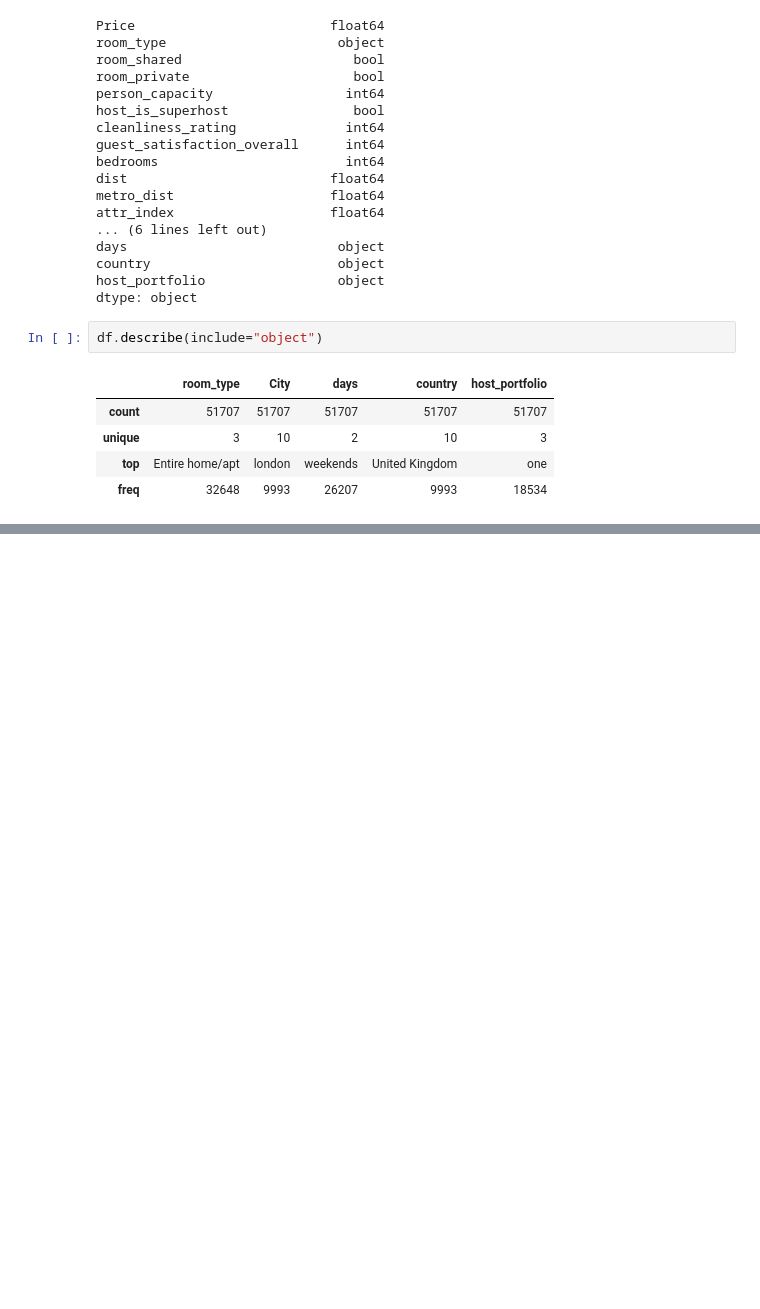
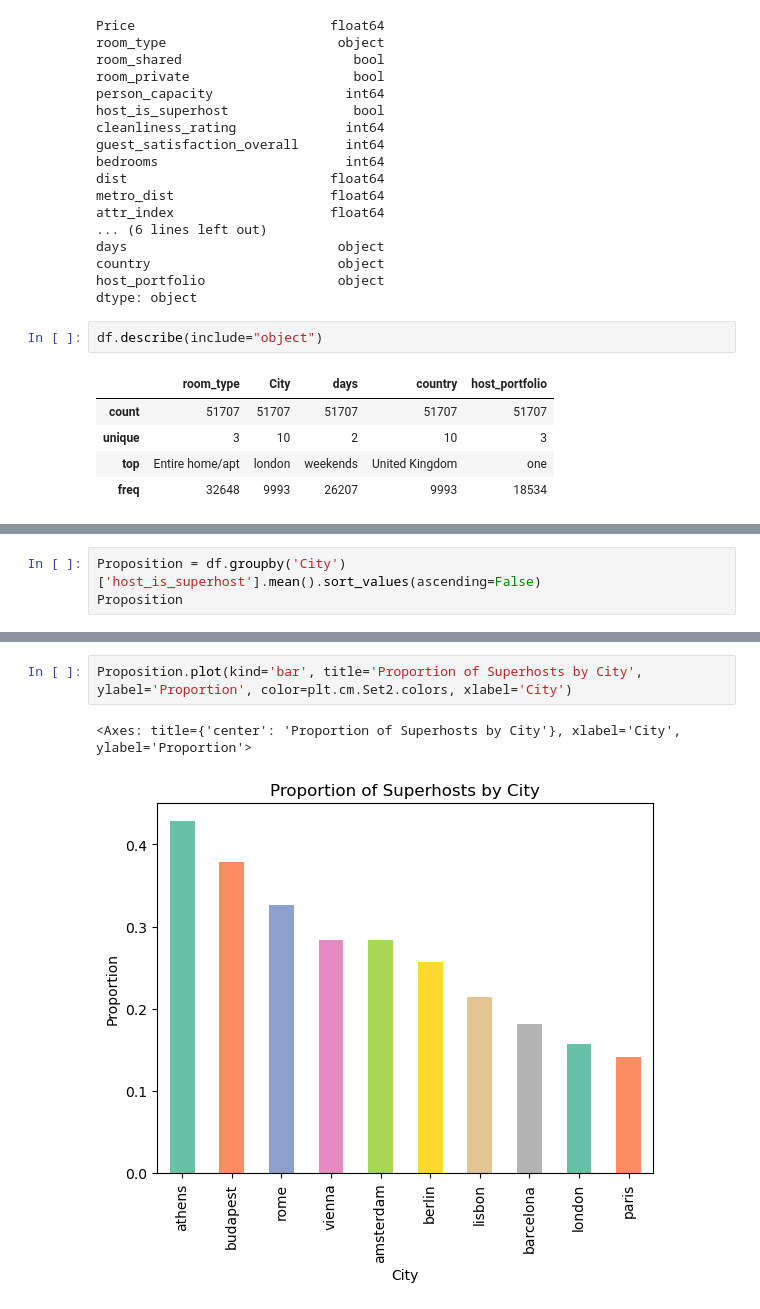
Before and after one commit to Titaniel3/ASDA_2025_Group_1_Portfolio_new, a Jupyter notebook: notebooks/Week4_Homework_neu.ipynb, the cells around one changed output, grey strips where cells are left out. Cells and saved outputs as stored; diff of their text form; blank space fills up the shorter version.

```diff
--- a/notebooks/Week4_Homework_neu.ipynb
+++ b/notebooks/Week4_Homework_neu.ipynb
@@ -270,0 +317,3 @@ df.describe ()
+# %%
+Proposition = df.groupby('City')['host_is_superhost'].mean().sort_values(ascending=False)
+Proposition
@@ -270,0 +333,5 @@ df.describe ()
+# %%
+Proposition.plot(kind='bar', title='Proportion of Superhosts by City', ylabel='Proportion', color=plt.cm.Set2.colors, xlabel='City')
+# %% [output]
+<Axes: title={'center': 'Proportion of Superhosts by City'}, xlabel='City', ylabel='Proportion'>
+[figure, added]
```
Also changed, not shown: parts of 12 cells of this notebook.
